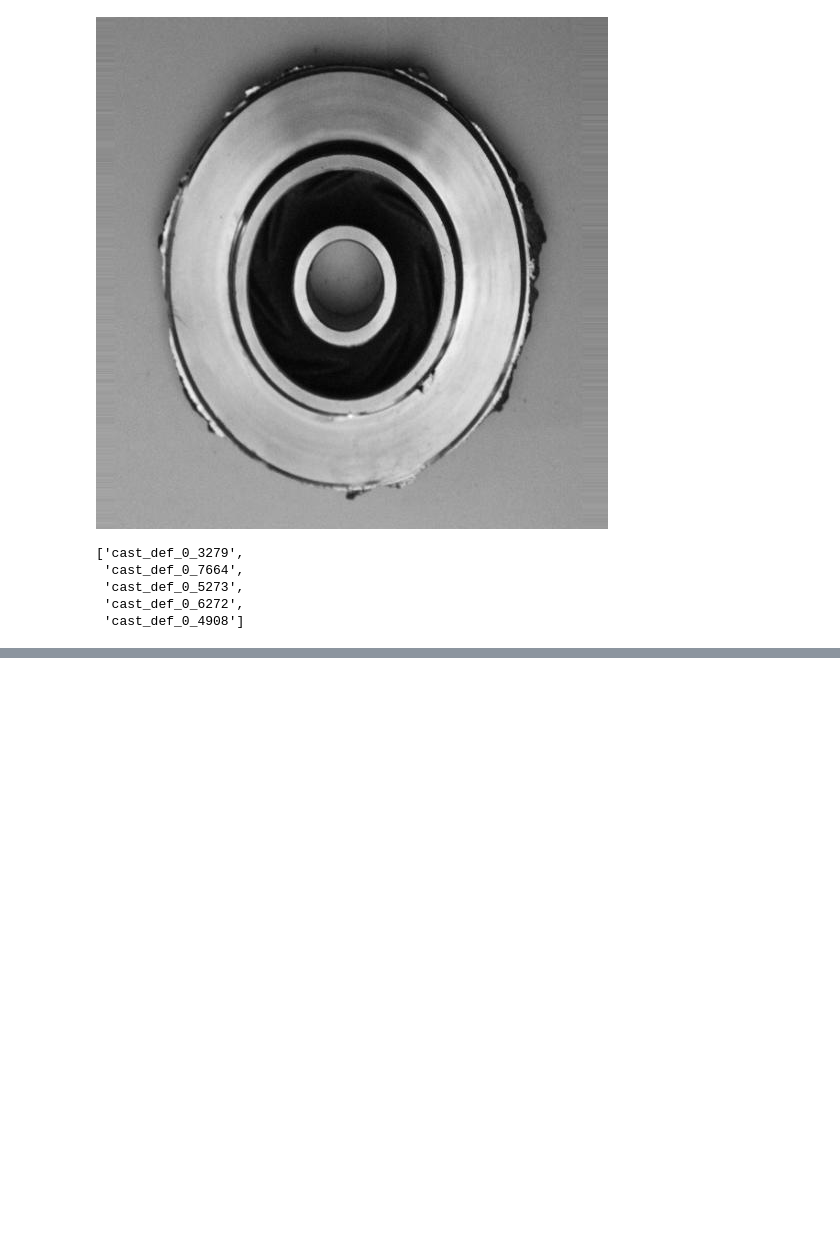
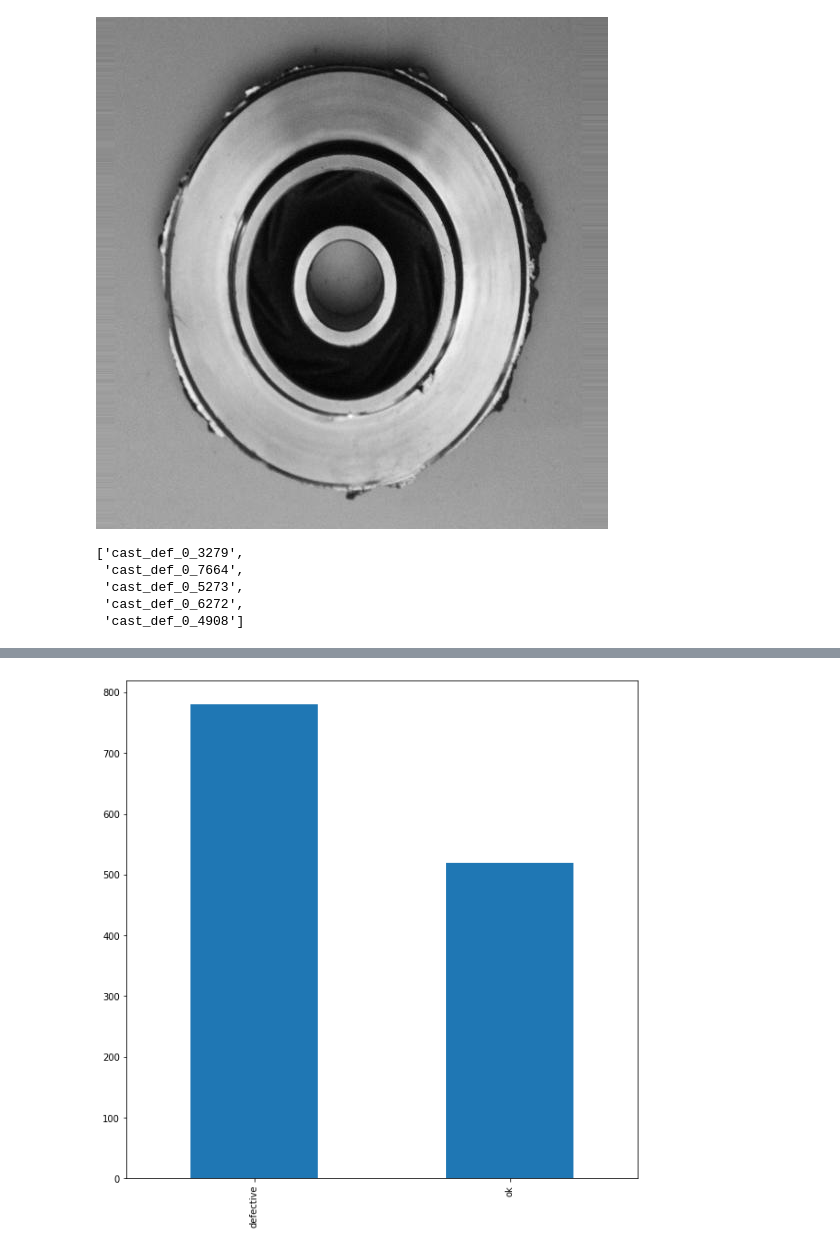
Before and after one commit to AnalystGagan/Project-inteliQC, a Jupyter notebook: inteliQC.ipynb, the cells around one changed output, grey strips where cells are left out. Saved outputs shown, nothing was run; the diff lists cells and outputs as text; code cells hidden in the pictures; blank space fills up the shorter version.

Commit message:
created label.csv

```diff
--- a/inteliQC.ipynb
+++ b/inteliQC.ipynb
@@ -81,0 +115,5 @@ df_notok.head()
+# %%
+# create array of good part IDs
+path = "drive/My Drive/Project intelli-qc/487456_1300891_bundle_archive/casting_512x512/casting_512x512/ok_front/"
+ok = label_data(path)
+ok[:5]
@@ -81,0 +126,5 @@ df_notok.head()
+# %%
+# Create a Dataframe of defective parts
+df_ok = pd.DataFrame(ok, columns=["imageID"])
+df_ok["QCcheck"] = 'ok'
+df_ok.head()
@@ -81,0 +138,3 @@ df_notok.head()
+# %%
+df_full_dataset = df_notok.append(df_ok)
+df_full_dataset["QCcheck"].value_counts()
@@ -81,0 +145,4 @@ df_notok.head()
+# %%
+# shuffle rows in dataset
+df_shuf = df_full_dataset.sample(frac=1).reset_index(drop=True)
+df_shuf
@@ -81,0 +166,4 @@ df_notok.head()
+# %%
+df_shuf['QCcheck'].value_counts().plot.bar(figsize=(10,10));
+# %% [output]
+[figure, added]
```
Also changed, not shown: parts of 11 cells of this notebook.
